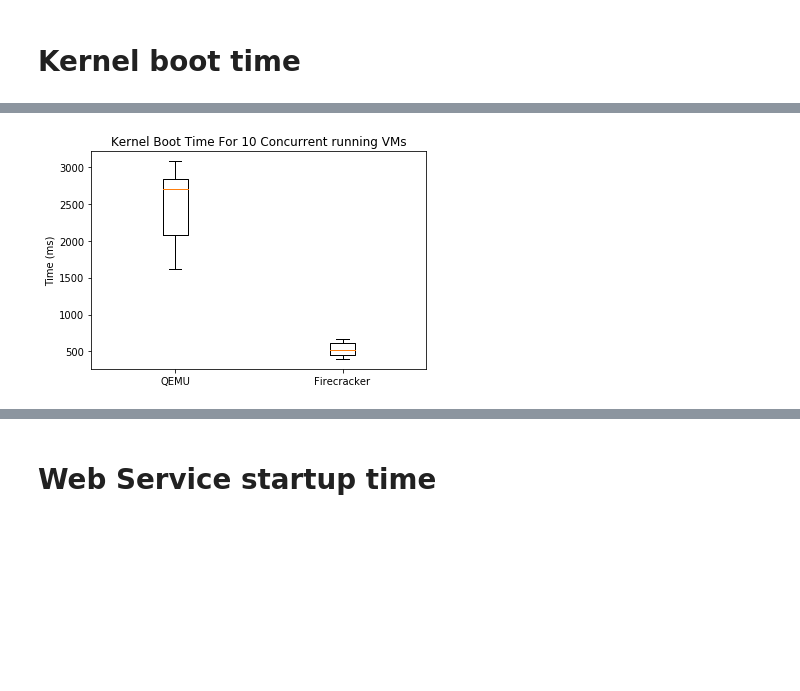
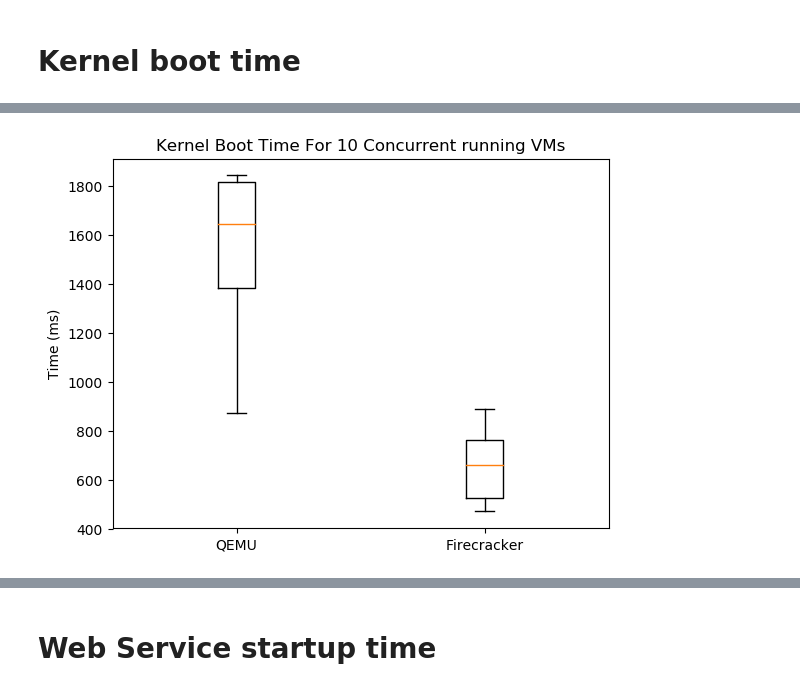
Before and after one commit to dreadl0ck/microbench, a Jupyter notebook: plots/plots.ipynb, the cells around one changed output, grey strips where cells are left out. Drawn from its saved outputs; the diff is of its cells as text; code cells hidden in the pictures; blank space fills up the shorter version.

Commit message:
Update logs files and graphs

```diff
--- a/plots/plots.ipynb
+++ b/plots/plots.ipynb
@@ -52,45 +51,45 @@ plt.show()
 # %%
 import numpy as np
 import matplotlib.pyplot as plt
 
 x=[
-    3076.723,
-    2632.304,
-    2779.829,
-    2762.571,
-    2020.752,
-    1628.724,
-    2858.155,
-    1615.741,
-    2261.294,
-    2879.569
+    1786.524,
+    1387.144,
+    983.164,
+    1640.477,
+    1379.184,
+    873.175,
+    1842.501,
+    1837.45,
+    1825.261,
+    1648.651
 ]
 
 y=[
-    665.175,
-    444.569,
-    653.488,
-    492.494,
-    440.608,
-    634.4,
-    539.335,
-    398.408,
-    576.829,
-    491.661
+    663.011,
+    469.648,
+    764.031,
+    581.783,
+    658.717,
+    503.532,
+    484.298,
+    757.331,
+    888.593,
+    855.49
 ]
 
 data=[
     x,
     y
 ]
 
 labels = ['QEMU', 'Firecracker']
 #y_pos = np.arange(len(labels))
 
 fig, ax = plt.subplots()
 ax.set_title("Kernel Boot Time For 10 Concurrent running VMs")
 plt.ylabel('Time (ms)')
 ax.boxplot(data, labels=labels)
 plt.show()
 # %% [output]
-[figure, old version]
+[figure, new version]
```
Also changed, not shown: parts of 16 cells of this notebook, 1 other file.
